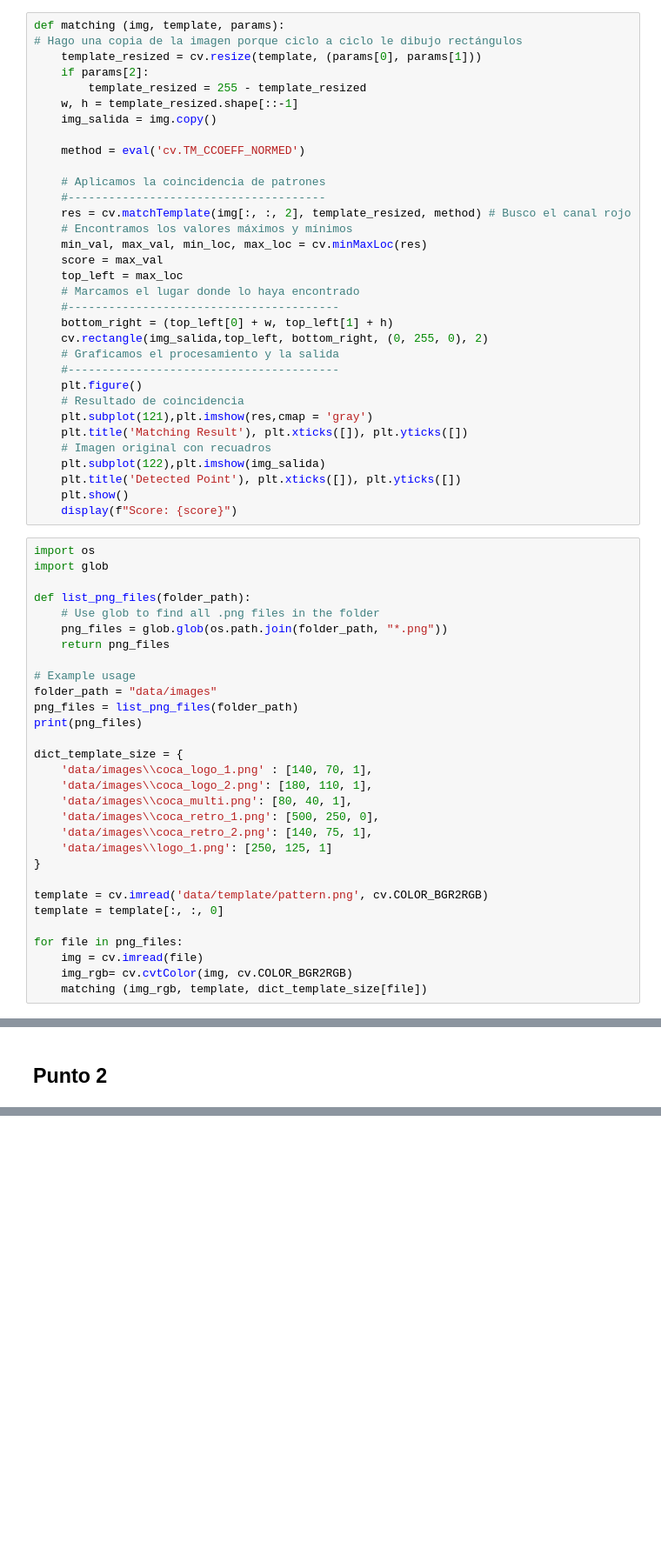
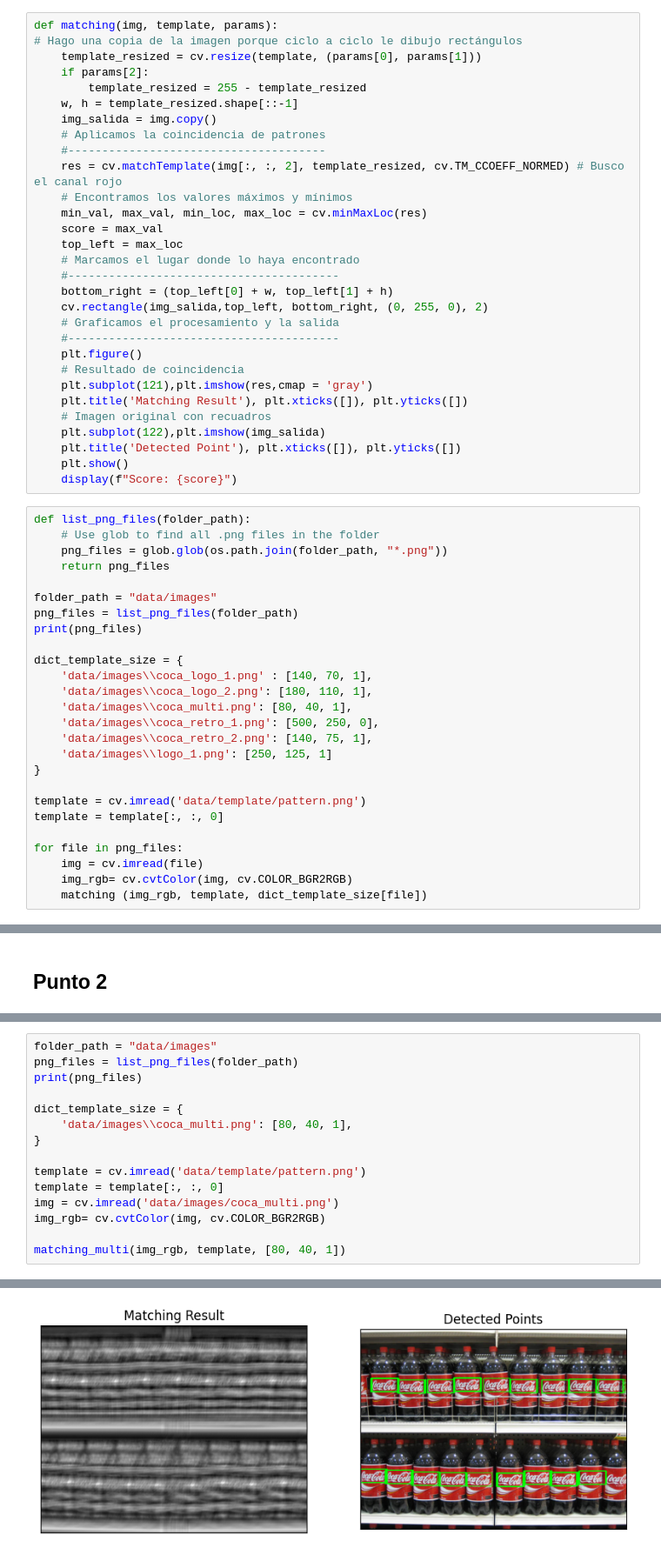
Before and after one commit to FIUBA-CEIA-18Co2024/VpC1-TP3, a Jupyter notebook: notebook.ipynb, the cells around one changed output, grey strips where cells are left out. Shown at 87% size. Cells and saved outputs as stored; diff of their text form; blank space fills up the shorter version.

Commit message:
Punto 2
Detección múltiples para la imagen de la estantería de superpercado

```diff
--- a/notebook.ipynb
+++ b/notebook.ipynb
@@ -32,19 +35,16 @@ import matplotlib.pyplot as plt
 # %% [markdown]
 ## Punto 1
 # %%
-def matching (img, template, params):
+def matching(img, template, params):
 # Hago una copia de la imagen porque ciclo a ciclo le dibujo rectángulos
     template_resized = cv.resize(template, (params[0], params[1]))
     if params[2]:
         template_resized = 255 - template_resized
     w, h = template_resized.shape[::-1]
     img_salida = img.copy()
-
-    method = eval('cv.TM_CCOEFF_NORMED')
-
     # Aplicamos la coincidencia de patrones
     #--------------------------------------
-    res = cv.matchTemplate(img[:, :, 2], template_resized, method) # Busco el canal rojo
+    res = cv.matchTemplate(img[:, :, 2], template_resized, cv.TM_CCOEFF_NORMED) # Busco el canal rojo
     # Encontramos los valores máximos y mínimos
     min_val, max_val, min_loc, max_loc = cv.minMaxLoc(res)
     score = max_val
@@ -65,15 +65,11 @@ def matching (img, template, params):
     plt.show()
     display(f"Score: {score}")
 # %%
-import os
-import glob
-
 def list_png_files(folder_path):
     # Use glob to find all .png files in the folder
     png_files = glob.glob(os.path.join(folder_path, "*.png"))
     return png_files
 
-# Example usage
 folder_path = "data/images"
 png_files = list_png_files(folder_path)
 print(png_files)
@@ -87,7 +83,7 @@ dict_template_size = {
     'data/images\\logo_1.png': [250, 125, 1]
 }
 
-template = cv.imread('data/template/pattern.png', cv.COLOR_BGR2RGB)
+template = cv.imread('data/template/pattern.png')
 template = template[:, :, 0]
 
 for file in png_files:
@@ -116,0 +148,16 @@ for file in png_files:
+# %%
+folder_path = "data/images"
+png_files = list_png_files(folder_path)
+print(png_files)
+
+dict_template_size = {
+    'data/images\\coca_multi.png': [80, 40, 1],
+}
+
+template = cv.imread('data/template/pattern.png')
+template = template[:, :, 0]
+img = cv.imread('data/images/coca_multi.png')
+img_rgb= cv.cvtColor(img, cv.COLOR_BGR2RGB)
+
+matching_multi(img_rgb, template, [80, 40, 1])
+# %% [output]
@@ -116,0 +167 @@ for file in png_files:
+[figure, added]
```
Also changed, not shown: parts of 5 cells of this notebook.
